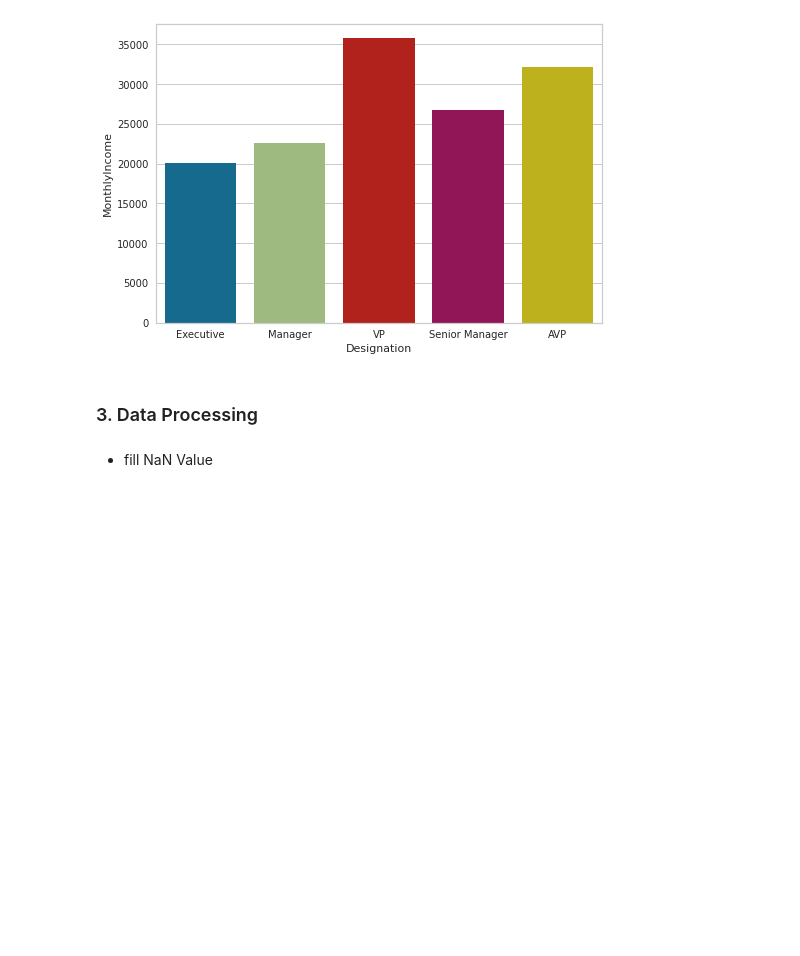
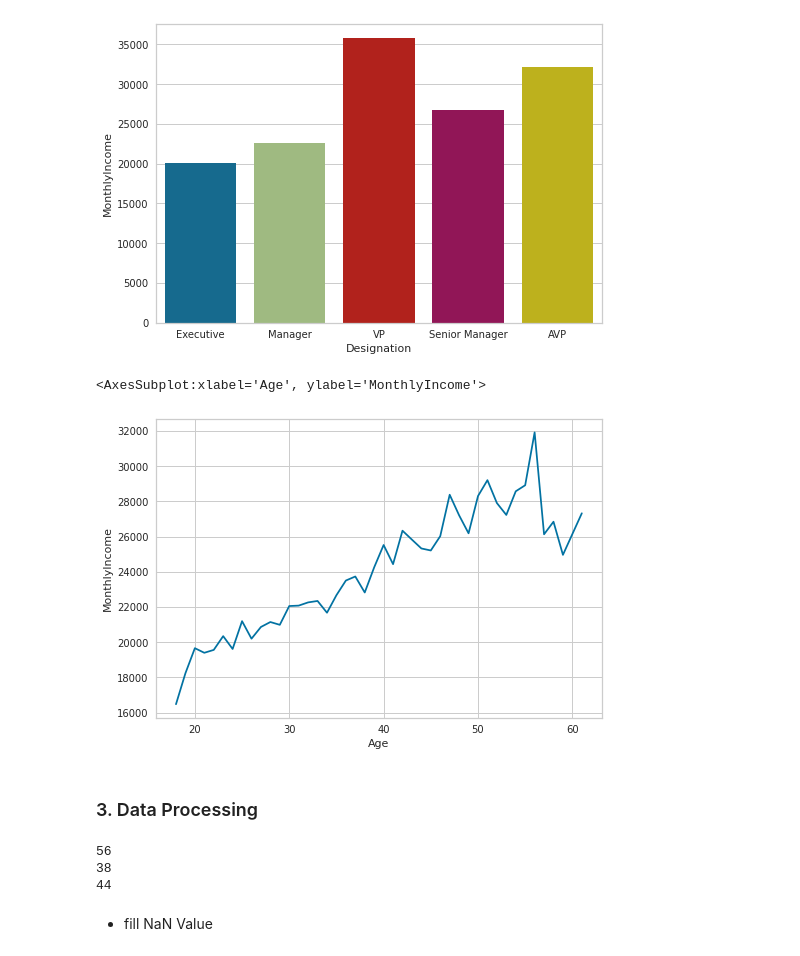
Before and after one commit to psrpsj/travel_package, a Jupyter notebook: travel.ipynb, the cells around one changed output. Saved outputs shown, nothing was run; the diff lists cells and outputs as text; code cells hidden in the pictures; blank space fills up the shorter version.

```diff
--- a/travel.ipynb
+++ b/travel.ipynb
@@ -188,8 +187,31 @@ sb.barplot(x="Designation", y="MonthlyIncome", ci=None, data=train)
 # %% [output]
 <AxesSubplot:xlabel='Designation', ylabel='MonthlyIncome'>
 [figure]
+# %%
+sb.lineplot(x="Age", y="MonthlyIncome", ci=None, data=train)
+# %% [output]
+<AxesSubplot:xlabel='Age', ylabel='MonthlyIncome'>
+[figure, added]
 # %% [markdown]
 ### 3. Data Processing
+# %%
+non_list = []
+age_non_list = []
+money_non_list = []
+for idx in range(len(train)):
+    if np.isnan(train["Age"][idx]) and np.isnan(train["MonthlyIncome"][idx]):
+        non_list.append(idx)
+    if np.isnan(train["Age"][idx]) and not np.isnan(train["MonthlyIncome"][idx]):
+        age_non_list.append(idx)
+    if not np.isnan(train["Age"][idx]) and np.isnan(train["MonthlyIncome"][idx]):
+        money_non_list.append(idx)
+print(len(non_list))
+print(len(age_non_list))
+print(len(money_non_list))
+# %% [output]
+56
+38
+44
 # %% [markdown]
 * fill NaN Value
 # %%
```
Also changed, not shown: parts of 3 cells of this notebook.
